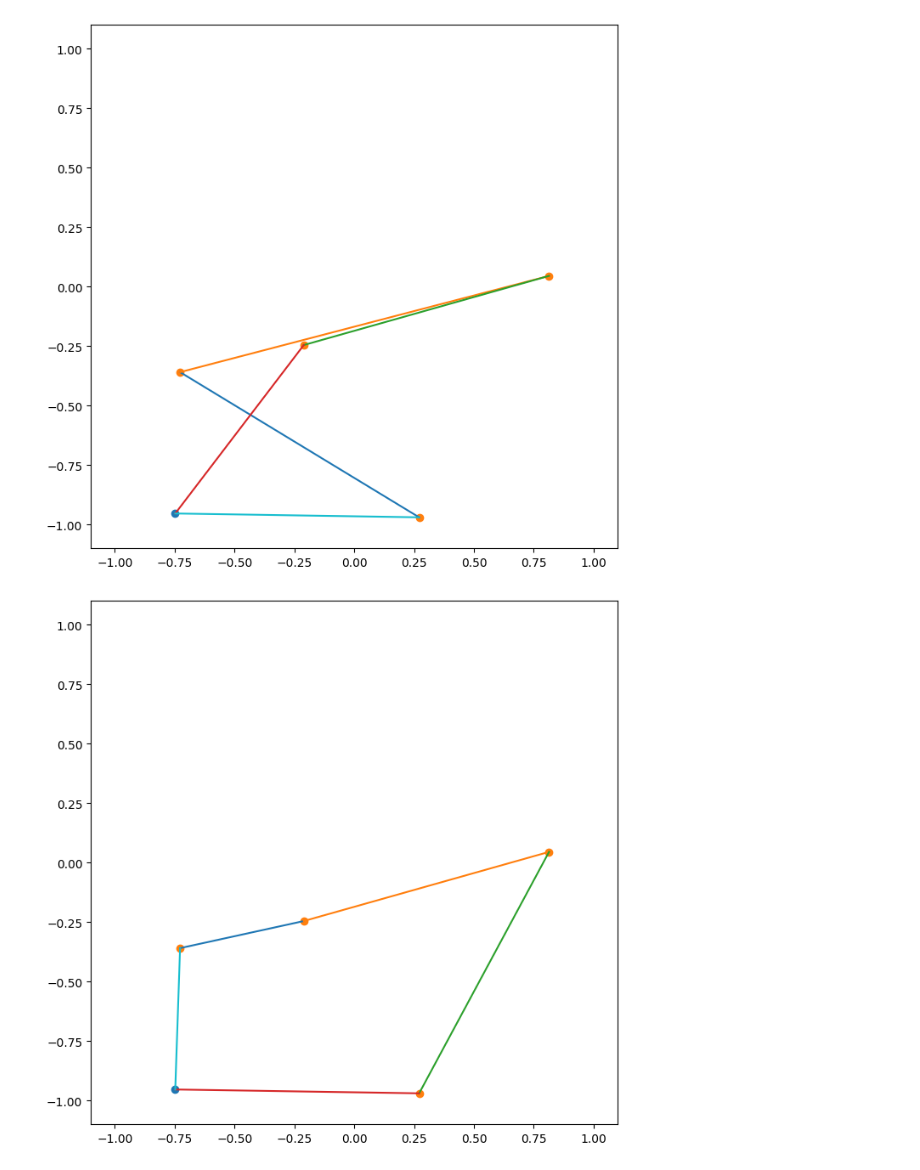
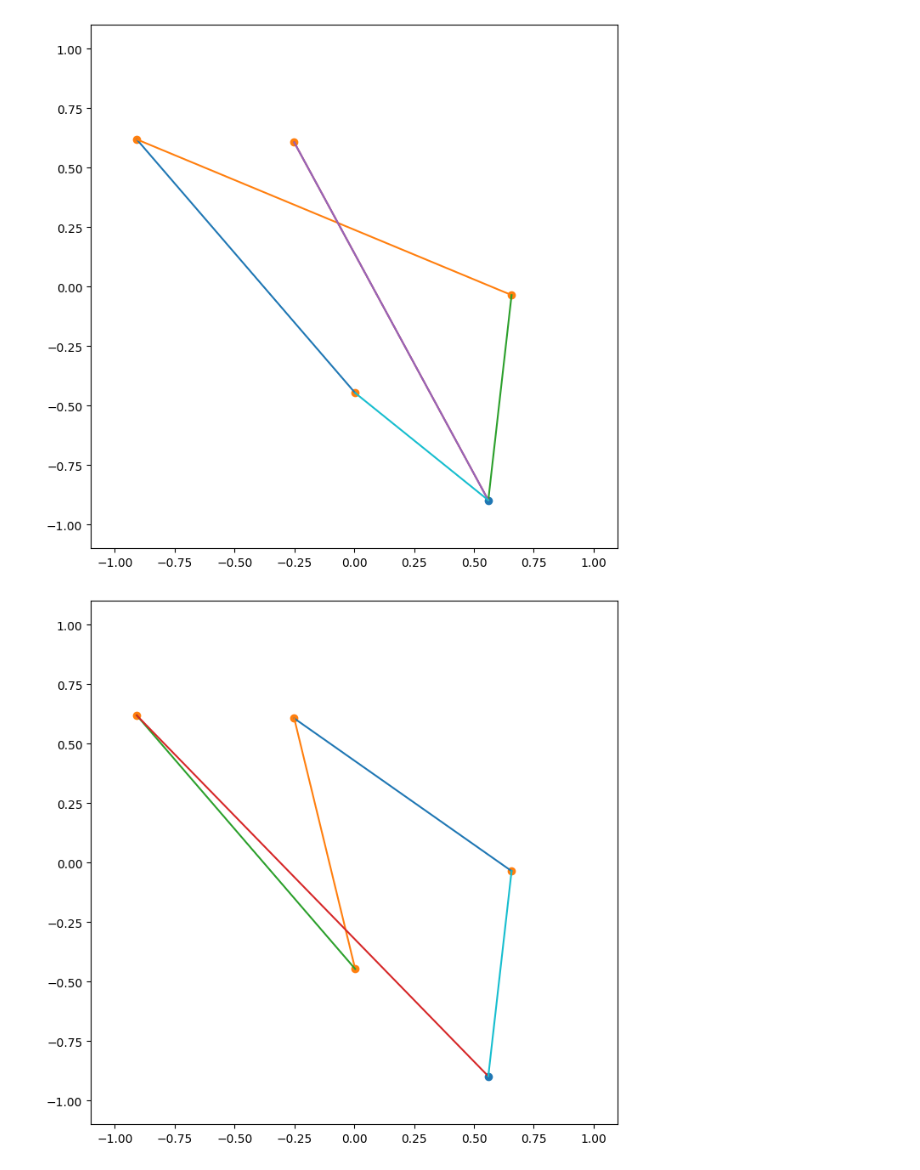
Before and after one commit to dbugajny/VRP-RL, a Jupyter notebook: test_db.ipynb, the cells around one changed output. Saved outputs shown, nothing was run; the diff lists cells and outputs as text; code cells hidden in the pictures.

```diff
--- a/test_db.ipynb
+++ b/test_db.ipynb
@@ -8,12 +8,12 @@ from copy import deepcopy
 from tqdm import tqdm
 from utils import make_simulation_plot, run_environment_simulation, calculate_loss
 # %%
-n_samples = 500
+n_samples = 1000
 n_locations = 5
 n_steps = n_locations * 2
 max_demand = 10
 max_capacity = 50
-n_epochs = 100
+n_epochs = 300
 
 model_actor = Actor(n_locations)
 optimizer = tf.keras.optimizers.legacy.Adam()
@@ -66,21 +66,22 @@ plt.show()
 # %%
-tf_all_actions_real = tf.convert_to_tensor(all_actions_real_train)
+tf_all_actions_real_train = tf.convert_to_tensor(all_actions_real_train)
+tf_all_actions_real_test = tf.convert_to_tensor(all_actions_real_test)
 # shape: [n_epochs x n_steps x n_samples x 2]
 # %%
-sample_id = 100
+sample_id = 200
 epoch_id = 0
 
 # l1 = calculate_loss(tf_all_actions_real[epoch_id, :, sample_id:sample_id+1, :])
 # print(l1.numpy())
-make_simulation_plot(env_train.locations[sample_id], tf_all_actions_real[epoch_id, :, sample_id])
+make_simulation_plot(env_train.locations[sample_id], tf_all_actions_real_train[epch_id, :, sample_id])
 # %% [output]
-[figure, old version]
+[figure, new version]
 # %%
-sample_id = 100
+sample_id = 200
 epoch_id = -1
 
 # l1 = calculate_loss(tf_all_actions_real[epoch_id, :, sample_id:sample_id+1, :])
 # print(l1.numpy())
-make_simulation_plot(env_train.locations[sample_id], tf_all_actions_real[epoch_id, :, sample_id])
+make_simulation_plot(env_train.locations[sample_id], tf_all_actions_real_train[epoch_id, :, sample_id])
 # %% [output]
-[figure, old version]
+[figure, new version]
```
Also changed, not shown: parts of 2 cells of this notebook, 1 other file.
